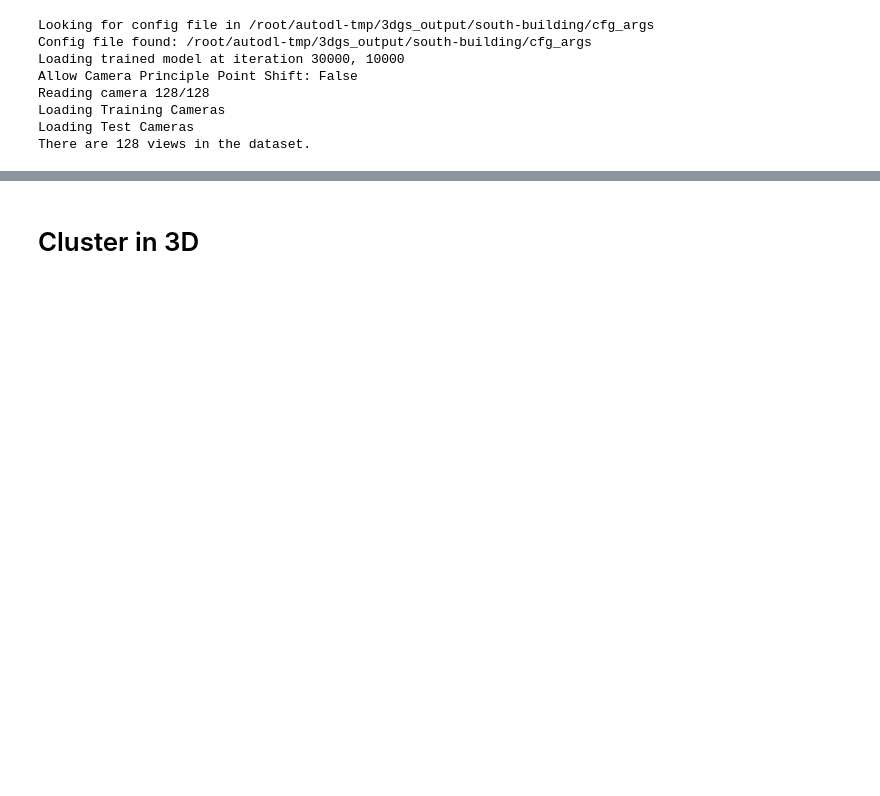
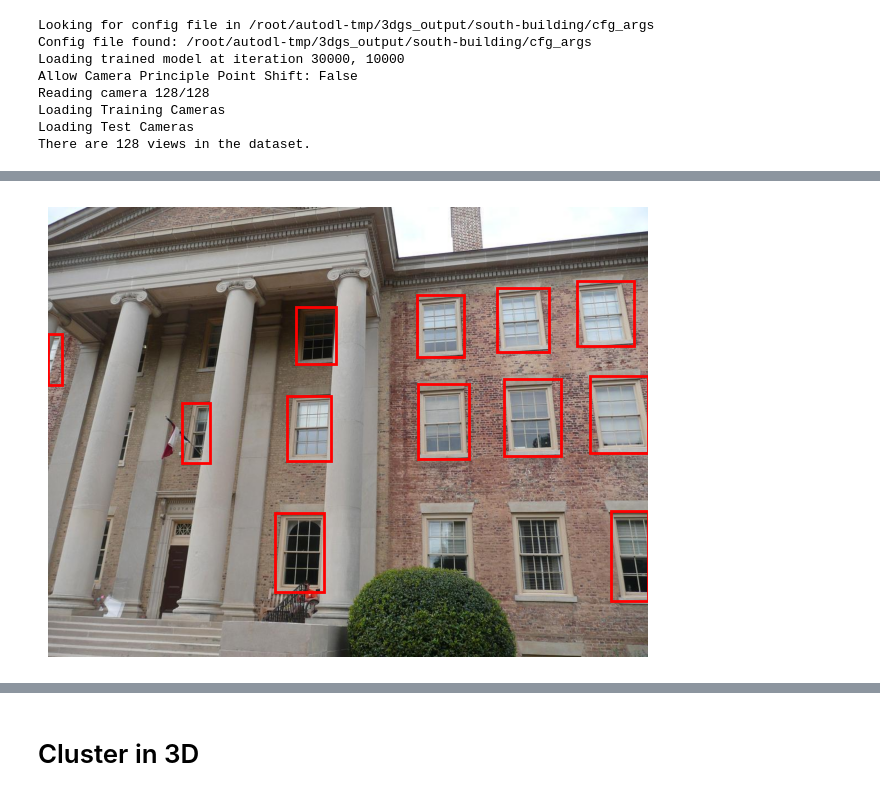
Before and after one commit to Strange-tech/Splat-n-Replace, a Jupyter notebook: template_3dgs.ipynb, the cells around one changed output, grey strips where cells are left out. Drawn from its saved outputs; the diff is of its cells as text; code cells hidden in the pictures; blank space fills up the shorter version.

```diff
--- a/template_3dgs.ipynb
+++ b/template_3dgs.ipynb
@@ -179,0 +186,97 @@ plt.imshow(img)
+# %%
+from dds_cloudapi_sdk import Config
+from dds_cloudapi_sdk import Client
+from dds_cloudapi_sdk.tasks.v2_task import V2Task
+
+from PIL import Image
+from transformers import AutoProcessor, AutoModelForZeroShotObjectDetection
+import json
+import copy
+import argparse
+import matplotlib.patches as patches
+
+# # init grounding dino model from huggingface
+# model_id = "IDEA-Research/grounding-dino-tiny"
+# processor = AutoProcessor.from_pretrained(model_id)
+# grounding_model = AutoModelForZeroShotObjectDetection.from_pretrained(model_id).to(
+#     device
+# )
+
+# setup the input image and text prompt for SAM 2 and Grounding DINO
+# VERY important: text queries need to be lowercased + end with a dot
+# text = "house."
+text = "window."
+BOX_THRESHOLD = 0.2
+IOU_THRESHOLD = 0.8
+GROUNDING_MODEL = "GroundingDino-1.6-Pro"  # 使用字符串替代枚举值
+
+API_TOKEN_FOR_GD1_5 = "a99b0b26caf732610c735945a75de422"
+
+config = Config(API_TOKEN_FOR_GD1_5)
+# Step 2: initialize the client
+client = Client(config)
+
+img_path = f'./tmp/{ref_img_camera_id}.jpg'
+image_url = client.upload_file(img_path)
+task = V2Task(
+    api_path="/v2/task/grounding_dino/detection",
+    api_body={
+        "model": GROUNDING_MODEL,
+        "image": image_url,
+        "prompt": {"type": "text", "text": text},
+        "targets": ["bbox"],
+        "bbox_threshold": BOX_THRESHOLD,
+        "iou_threshold": IOU_THRESHOLD,
+    },
+)
+client.run_task(task)
+result = task.result
+
+objects = result["objects"]  # the list of detected objects
+input_boxes = []
+confidences = []
+class_names = []
+
+for idx, obj in enumerate(objects):
+    input_boxes.append(obj["bbox"])
+    confidences.append(obj["score"])
+    class_names.append(obj["category"])
+
+print(input_boxes)
+print(confidences)
+print(class_names)
+
+input_boxes = np.array(input_boxes)
+confidences = np.array(confidences)
+
+input_boxes = input_boxes[confidences > 0.6]
+
+image = Image.open(img_path)
+image_np = np.array(image)  # 转为 numpy 格式用于绘图
+
+# 显示图像和框
+fig, ax = plt.subplots()
+ax.imshow(image_np)
+
+centers = []
+user_controller = []
+for (x0, y0, x1, y1) in input_boxes:
+    width = x1 - x0
+    height = y1 - y0
+    centers.append([[(y0+y1)/2, (x0+x1)/2]])
+    rect = patches.Rectangle((x0, y0), width, height,
+                             linewidth=2, edgecolor='red', facecolor='none')
+    ax.add_patch(rect)
+
+plt.axis('off')
+plt.tight_layout()
+plt.show()
+
+user_controller.append({
+    "camera_id": 30,
+    "object_type": "window",
+    "center_list": centers,
+})
+
+print(user_controller)
+# %% [output]
@@ -179,0 +286 @@ plt.imshow(img)
+[figure, added]
```
Also changed, not shown: parts of 10 cells of this notebook, 5 other files.
